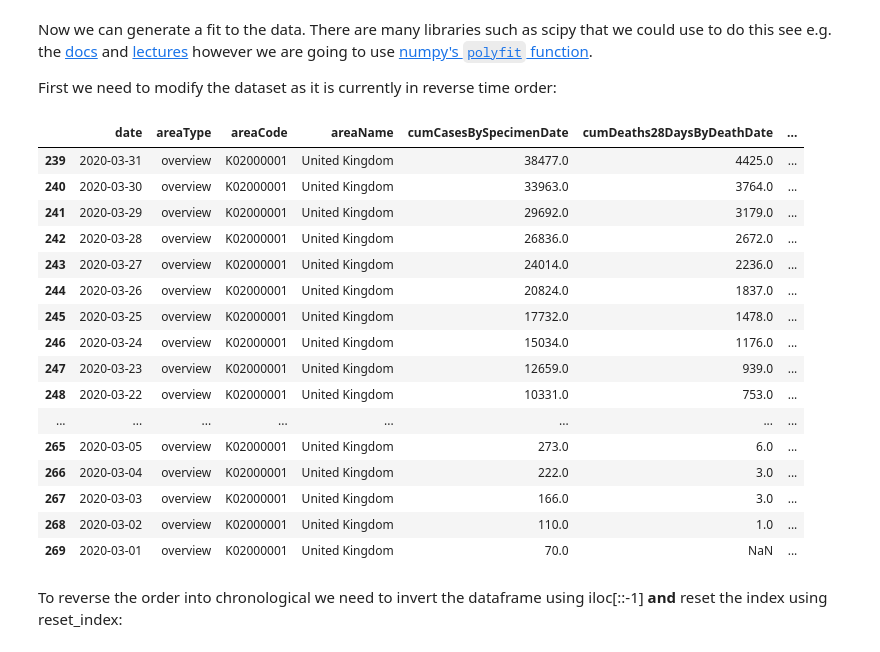
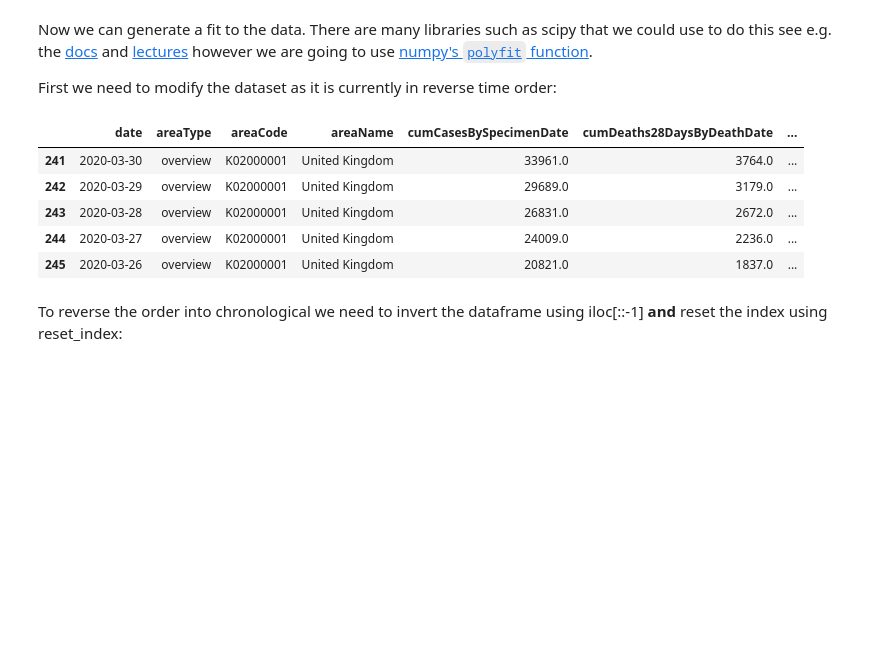
Before and after one commit to arc-lessons/data-analysis, a Jupyter notebook: nbplain/04_pandas_fit.ipynb, the cells around one changed output. Cells and saved outputs as stored; diff of their text form; code cells hidden in the pictures; blank space fills up the shorter version.

```diff
--- a/nbplain/04_pandas_fit.ipynb
+++ b/nbplain/04_pandas_fit.ipynb
@@ -83,8 +69,8 @@ Text(0, 0.5, 'Daily Cases')
 This data is showing very different behaviour at different times so lets select a smaller range covering just March
 # %%
 start_date=datetime.datetime(year=2020,month=3,day=1)
-end_date=datetime.datetime(year=2020,month=4,day=1)
-covid_march = covid_data[(covid_data['date'] >= start_date) & (covid_data['date'] < end_date) ]
+end_date=datetime.datetime(year=2020,month=3,day=30)
+covid_march = covid_data[covid_data['date'].between(start_date, end_date) ]
 # %%
 covid_march.plot(x='date', y='newCasesBySpecimenDate', label='Total UK')
 plt.xlabel('Date')
@@ -97,25 +83,14 @@ Now we can generate a fit to the data.  There are many libraries such as scipy t
 
 First we need to modify the dataset as it is currently in reverse time order:
 # %%
-covid_march
+covid_march.head()
 # %% [output]
 |  | date | areaType | areaCode | areaName | cumCasesBySpecimenDate | cumDeaths28DaysByDeathDate | ... |
-| 239 | 2020-03-31 | overview | K02000001 | United Kingdom | 38477.0 | 4425.0 | ... |
-| 240 | 2020-03-30 | overview | K02000001 | United Kingdom | 33963.0 | 3764.0 | ... |
-| 241 | 2020-03-29 | overview | K02000001 | United Kingdom | 29692.0 | 3179.0 | ... |
-| 242 | 2020-03-28 | overview | K02000001 | United Kingdom | 26836.0 | 2672.0 | ... |
-| 243 | 2020-03-27 | overview | K02000001 | United Kingdom | 24014.0 | 2236.0 | ... |
-| 244 | 2020-03-26 | overview | K02000001 | United Kingdom | 20824.0 | 1837.0 | ... |
-| 245 | 2020-03-25 | overview | K02000001 | United Kingdom | 17732.0 | 1478.0 | ... |
-| 246 | 2020-03-24 | overview | K02000001 | United Kingdom | 15034.0 | 1176.0 | ... |
-| 247 | 2020-03-23 | overview | K02000001 | United Kingdom | 12659.0 | 939.0 | ... |
-| 248 | 2020-03-22 | overview | K02000001 | United Kingdom | 10331.0 | 753.0 | ... |
-| ... | ... | ... | ... | ... | ... | ... | ... |
-| 265 | 2020-03-05 | overview | K02000001 | United Kingdom | 273.0 | 6.0 | ... |
-| 266 | 2020-03-04 | overview | K02000001 | United Kingdom | 222.0 | 3.0 | ... |
-| 267 | 2020-03-03 | overview | K02000001 | United Kingdom | 166.0 | 3.0 | ... |
-| 268 | 2020-03-02 | overview | K02000001 | United Kingdom | 110.0 | 1.0 | ... |
-| 269 | 2020-03-01 | overview | K02000001 | United Kingdom | 70.0 | NaN | ... |
+| 241 | 2020-03-30 | overview | K02000001 | United Kingdom | 33961.0 | 3764.0 | ... |
+| 242 | 2020-03-29 | overview | K02000001 | United Kingdom | 29689.0 | 3179.0 | ... |
+| 243 | 2020-03-28 | overview | K02000001 | United Kingdom | 26831.0 | 2672.0 | ... |
+| 244 | 2020-03-27 | overview | K02000001 | United Kingdom | 24009.0 | 2236.0 | ... |
+| 245 | 2020-03-26 | overview | K02000001 | United Kingdom | 20821.0 | 1837.0 | ... |
 # %% [markdown]
 To reverse the order into chronological we need to invert the dataframe using iloc[::-1] **and** reset the index using reset_index:
 # %%
```
Also changed, not shown: parts of 16 cells of this notebook, 4 other files.
